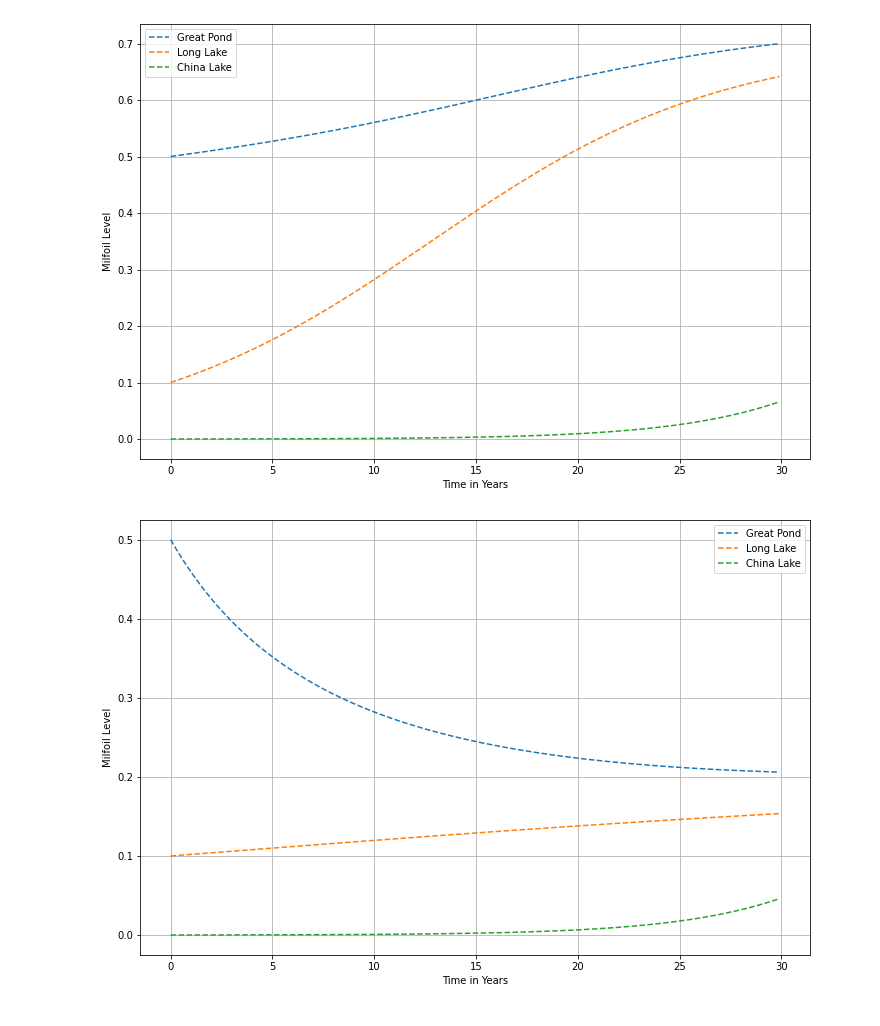
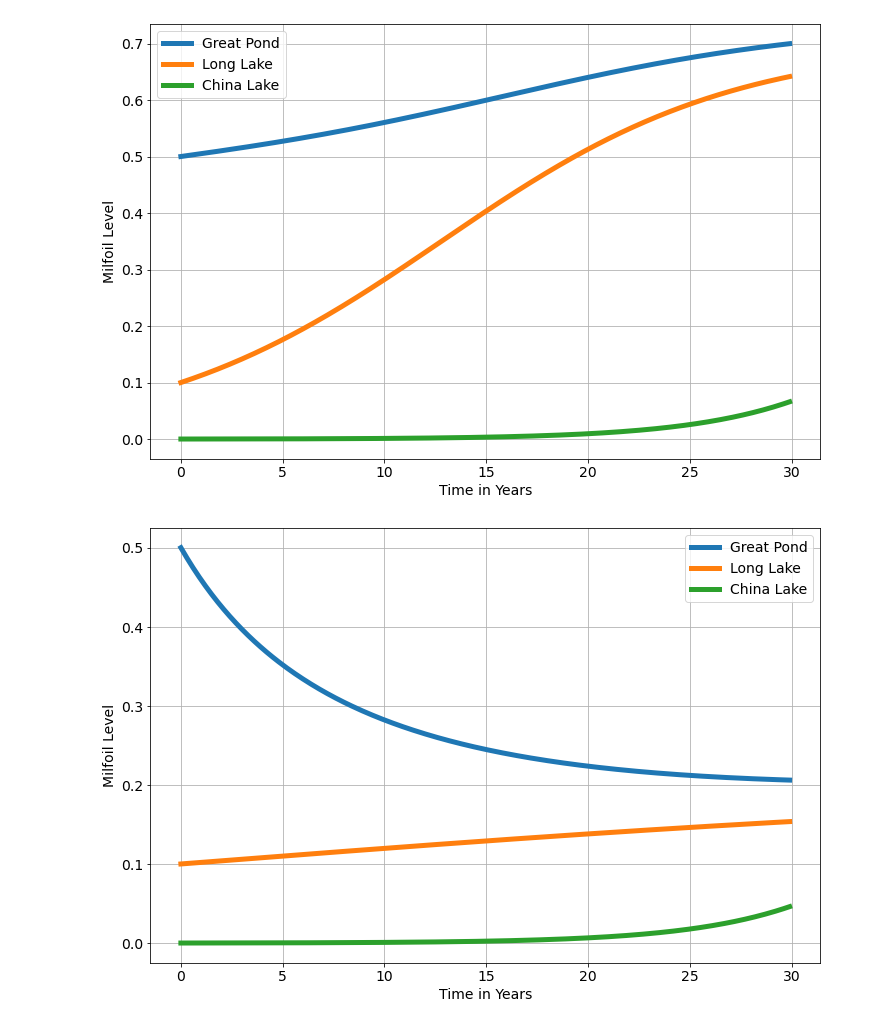
Before and after one commit to lcassidy042/MiniProject2, a Jupyter notebook: Mini Project 2.ipynb, the cells around one changed output. Cells and saved outputs as stored; diff of their text form; code cells hidden in the pictures.

```diff
--- a/Mini Project 2.ipynb
+++ b/Mini Project 2.ipynb
@@ -166,17 +167,19 @@ soln, t = RK4_system(model,x0,tf,h)
 
 # Use matplotlib to plot the approximate solution
 plt.figure(figsize = (12, 8))
-plt.plot(t, soln[0,:], '--', label='Great Pond')
-plt.plot(t, soln[1,:], '--', label='Long Lake')
-plt.plot(t, soln[2,:], '--', label='China Lake')
-plt.xlabel('Time in Years')
-plt.ylabel('Milfoil Level')
+plt.plot(t, soln[0,:], label='Great Pond', linewidth=5)
+plt.plot(t, soln[1,:], label='Long Lake', linewidth=5)
+plt.plot(t, soln[2,:], label='China Lake', linewidth=5)
+plt.xlabel('Time in Years', fontsize=14)
+plt.ylabel('Milfoil Level', fontsize=14)
 plt.grid()
-plt.legend(loc='upper left')
+plt.xticks(fontsize=14)
+plt.yticks(fontsize=14)
+plt.legend(loc='upper left', fontsize=14)
 # plt.title("Milfoil Level in Bodies of Water vs. Time")
 plt.show()
 # %% [output]
-[figure, old version]
+[figure, new version]
 # %%
 #Plot with doubled removal rate
 
@@ -192,37 +195,39 @@ a_lg = 0.05 #Proportion of boats going from Long Lake to Great Pond
 a_cg = 0.001 #Proportion of boats going from China Lake to Great Pond
 a_gl = 0.04 #Proportion of boats going from Great Pond to Long Lake
 a_cl = 0.001 #Proportion of boats going from China Lake to Long Lake
 a_gc = 0.001 #Proportion of boats going from Great Pond to China Lake
 a_lc = 0.001 #Proportion of boats going from Long Lake to China Lake
 
 def model(X):
 
     G = X[0]
     L = X[1]
     C = X[2]
     dG = n*G*(1-G) - r*G + L*a_lg + C*I*a_cg
     dL = n*L*(1-L) - r*L + L*a_gl + C*I*a_cl
     dC = n*C*(1-C) + G*I*a_gc + L*I*a_lc
     f = np.array([dG,dL,dC])
     return f
 
 # Initial condition
 x0 = np.array([0.5,0.1,0])  # Order: G(0), L(0), C(0)
 
 # RK4
 soln, t = RK4_system(model,x0,tf,h)
 
 
 # Use matplotlib to plot the approximate solution
 plt.figure(figsize = (12, 8))
-plt.plot(t, soln[0,:], '--', label='Great Pond')
-plt.plot(t, soln[1,:], '--', label='Long Lake')
-plt.plot(t, soln[2,:], '--', label='China Lake')
-plt.xlabel('Time in Years')
-plt.ylabel('Milfoil Level')
+plt.plot(t, soln[0,:], label='Great Pond', linewidth=5)
+plt.plot(t, soln[1,:], label='Long Lake', linewidth=5)
+plt.plot(t, soln[2,:], label='China Lake', linewidth=5)
+plt.xlabel('Time in Years', fontsize=14)
+plt.ylabel('Milfoil Level', fontsize=14)
 plt.grid()
-plt.legend(loc='upper right')
+plt.xticks(fontsize=14)
+plt.yticks(fontsize=14)
+plt.legend(loc='upper right',fontsize=14)
 # plt.title("Milfoil Level in Bodies of Water vs. Time (Increased Removal Rate)")
 plt.show()
 # %% [output]
-[figure, old version]
+[figure, new version]
```
Also changed, not shown: parts of 1 cell of this notebook.
